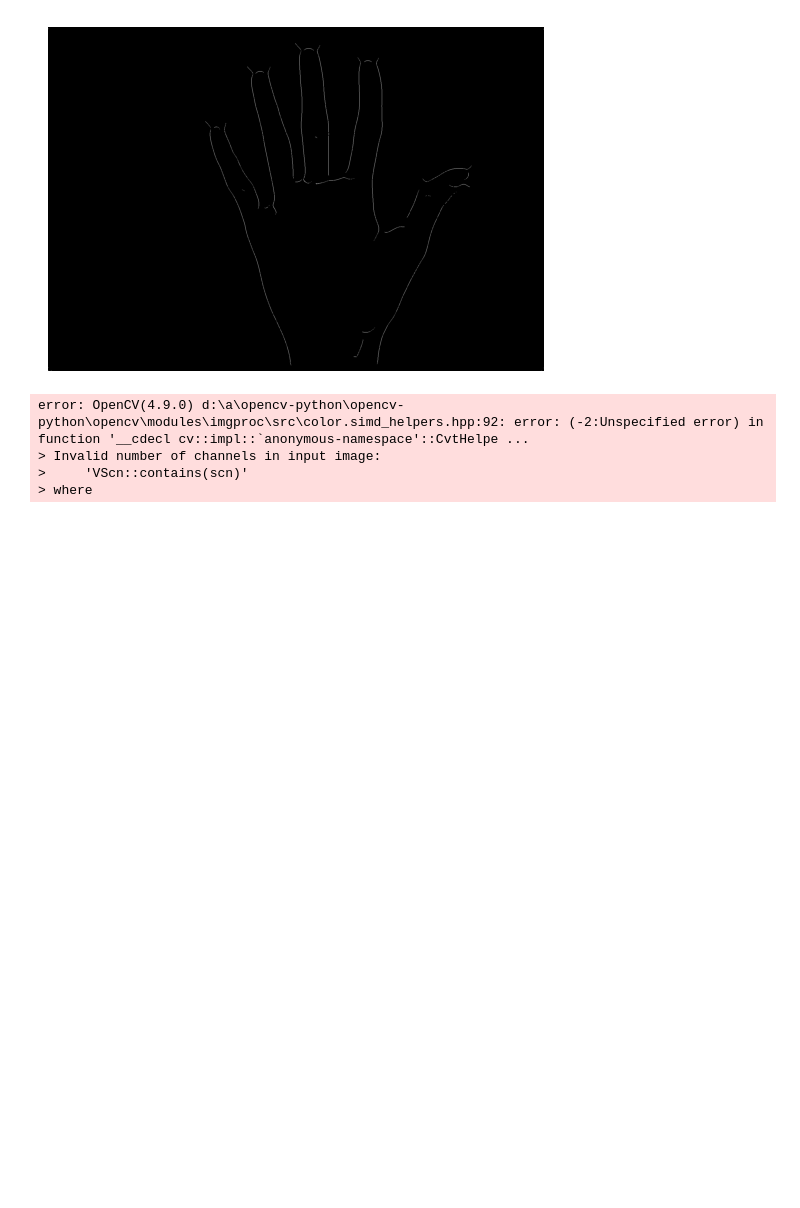
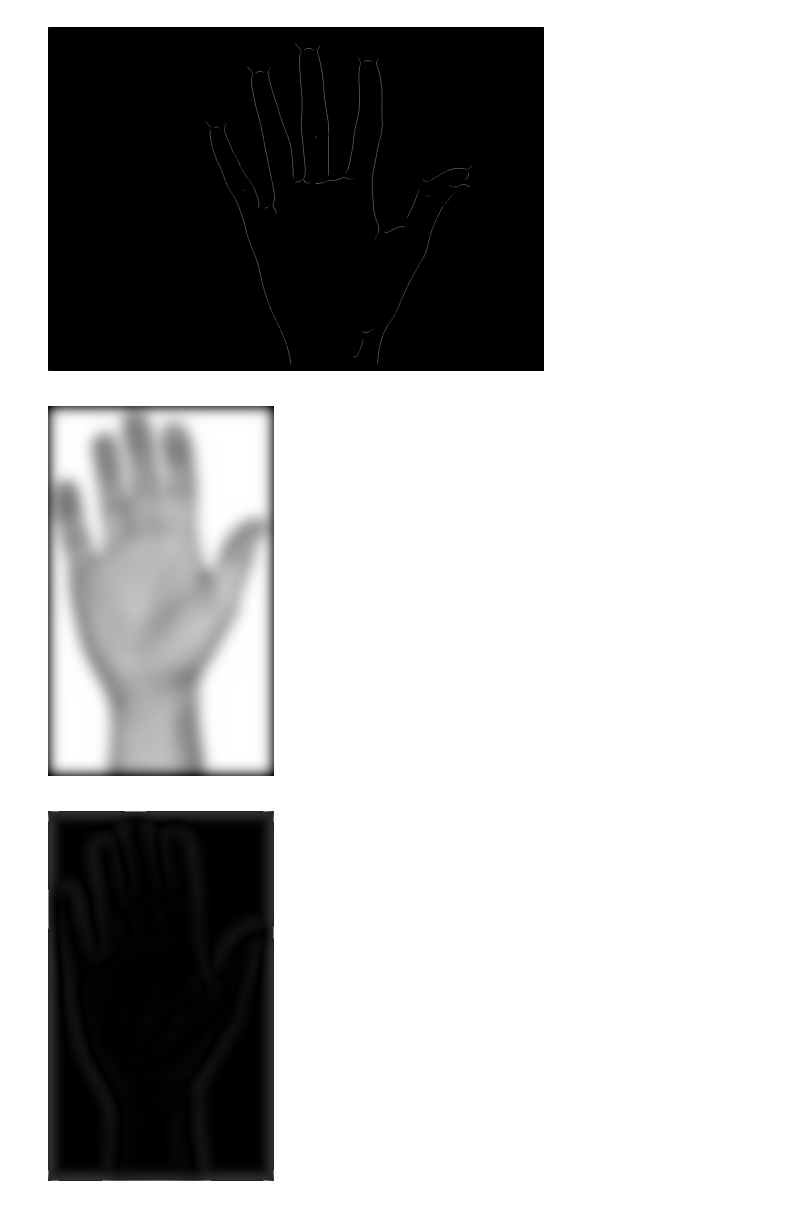
Before and after one commit to RizkiAlkarim/hand-geometry, a Jupyter notebook: canny-detection.ipynb, the cells around one changed output. Cells and saved outputs as stored; diff of their text form; code cells hidden in the pictures; blank space fills up the shorter version.

```diff
--- a/canny-detection.ipynb
+++ b/canny-detection.ipynb
@@ -168,47 +168,32 @@ for i in pics:
 
         plt.imshow(img2.astype(np.uint8), cmap='gray')
         plt.axis('off')
         plt.show()
 
         img3 = convolve(sobel_kernel_x,img2,[1,1,1,1],[1,1])
         img4 = convolve(sobel_kernel_y,img2,[1,1,1,1],[1,1])
 
         gradiant_length = (img3**2+img4**2)**(1.0/2)
 
         img3 = img3.astype(np.float64)
         img4 = img4.astype(np.float64)
         img3[img3==0]=0.00000001
         gradiant_tangent = img4/img3
 
         plt.imshow(gradiant_length.astype(np.uint8), cmap='gray')
         plt.axis('off')
         plt.show()
 
         #lower_boundary = 50
         final_img = decide_and_connect_edge(gradiant_length,gradiant_tangent)
         final_img = final_img[1:-1, 1:-1]
 
         plt.imshow(final_img.astype(np.uint8), cmap='gray')
         plt.axis('off')
         plt.show()
-
-        # orb = cv2.ORB.create(9)
-        # kp = orb.detect(final_img, None)
-        # for i in range(len(kp)):
-        #     print(f"keypoint coordinate {i} : {kp[i].pt}")
-        # kp, des = orb.compute(final_img, kp)
-
-        # keypoint_image = cv2.drawKeypoints(final_img, kp, None, color=(0, 255, 0), flags=0)
-        # plt.imshow(keypoint_image.astype(np.uint8), cmap='gray')
-        # plt.axis('off')
-        # plt.show()
-
-        cv2.waitKey(0)
 # %% [output]
 [figure]
 [figure]
 [figure]
-error: OpenCV(4.9.0) d:\a\opencv-python\opencv-python\opencv\modules\imgproc\src\color.simd_helpers.hpp:92: error: (-2:Unspecified error) in function '__cdecl cv::impl::`anonymous-namespace'::CvtHelpe ...
-> Invalid number of channels in input image:
->     'VScn::contains(scn)'
-> where
+[figure, added]
+[figure, added]
```
Also changed, not shown: parts of 1 cell of this notebook, 4 other files.
